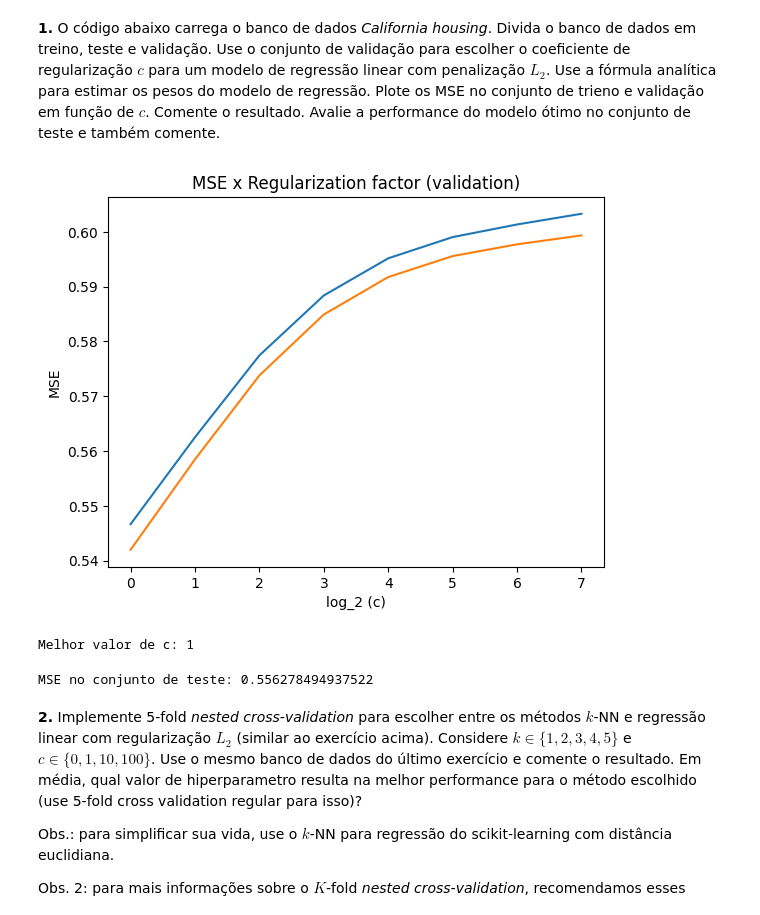
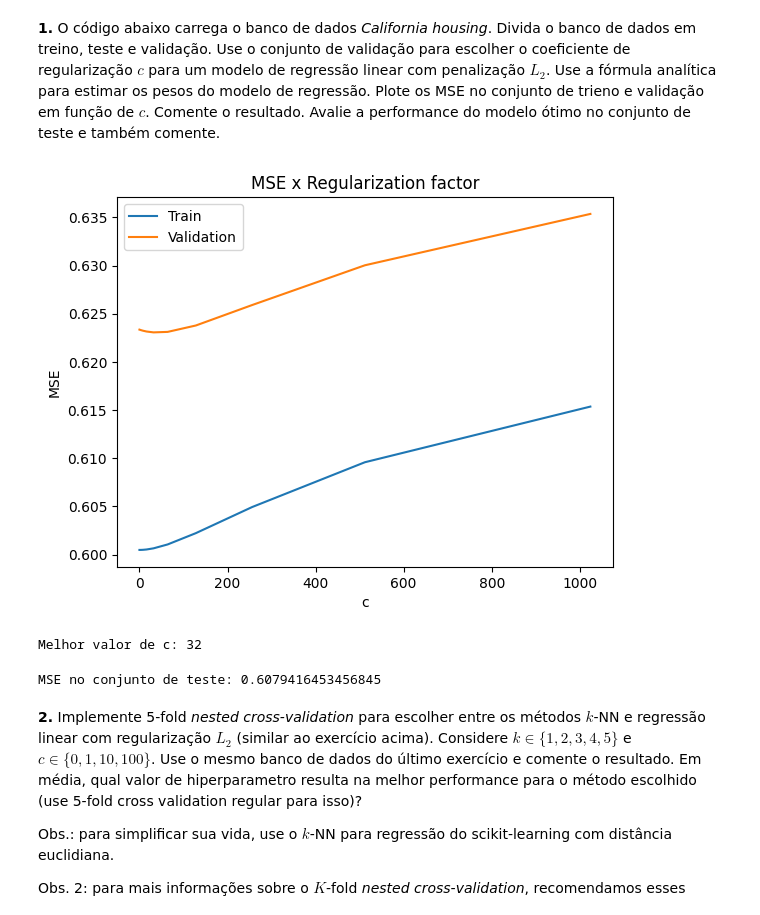
Before and after one commit to PedroPHC25/Machine-Learning, a Jupyter notebook: Ex02.ipynb, the cells around one changed output. Cells and saved outputs as stored; diff of their text form; code cells hidden in the pictures.

```diff
--- a/Ex02.ipynb
+++ b/Ex02.ipynb
@@ -22,7 +22,7 @@ from sklearn.model_selection import train_test_split
 
 X_with_bias = np.hstack((np.ones((X.shape[0], 1)), X))
 
-X_train_and_val, X_test, y_train_and_val, y_test = train_test_split(X_with_bias, y, test_size = 0.15, random_state = SEED)
+X_train_and_val, X_test, y_train_and_val, y_test = train_test_split(X, y, test_size = 0.15, random_state = SEED)
 X_train, X_val, y_train, y_val = train_test_split(X_train_and_val, y_train_and_val, test_size = 3/17, random_state = SEED)
 # %%
 def mse(y_true, y_pred):
@@ -35,7 +35,18 @@ XtX = X_train.T @ X_train
 Xty = X_train.T @ y_train
 I = np.eye(XtX.shape[0])
 
-for i in range(8):
+c = 0
+
+beta = np.linalg.solve(XtX + c*I, Xty)
+y_pred_train = X_train @ beta
+current_mse_train = mse(y_train, y_pred_train)
+y_pred_val = X_val @ beta
+current_mse_val = mse(y_val, y_pred_val)
+
+mses_train[c] = current_mse_train
+mses_val[c] = current_mse_val
+
+for i in range(11):
     c = 2**i
     beta = np.linalg.solve(XtX + c*I, Xty)
     y_pred_train = X_train @ beta
@@ -48,24 +59,20 @@ for i in range(8):
 # %%
 import matplotlib.pyplot as plt
 
-plt.plot(mses_train.values())
-plt.title("MSE x Regularization factor (train)")
-plt.xlabel("log_2 (c)")
+plt.plot(mses_train.keys(), mses_train.values(), label = "Train")
+plt.plot(mses_val.keys(), mses_val.values(), label = "Validation")
+plt.title("MSE x Regularization factor")
+plt.xlabel("c")
 plt.ylabel("MSE")
-# plt.show()
-
-plt.plot(mses_val.values())
-plt.title("MSE x Regularization factor (validation)")
-plt.xlabel("log_2 (c)")
-plt.ylabel("MSE")
+plt.legend()
 plt.show()
 # %% [output]
-[figure, old version]
+[figure, new version]
 # %%
 best_c = min(mses_val.items(), key = lambda item: item[1])[0]
 print("Melhor valor de c:", best_c)
 # %% [output]
-Melhor valor de c: 1
+Melhor valor de c: 32
 # %%
 XtX = X_train_and_val.T @ X_train_and_val
 I = np.eye(XtX.shape[0])
@@ -77,7 +84,7 @@ mse_test = mse(y_test, y_pred_test)
 
 print("MSE no conjunto de teste:", mse_test)
 # %% [output]
-MSE no conjunto de teste: 0.556278494937522
+MSE no conjunto de teste: 0.6079416453456845
 # %% [markdown]
 **2.** Implemente 5-fold *nested cross-validation* para escolher entre os métodos $k$-NN e regressão linear com regularização $L_2$ (similar ao exercício acima). Considere $k \in \{1, 2, 3, 4, 5\}$ e $c \in \{0, 1, 10, 100\}$. Use o mesmo banco de dados do último exercício e comente o resultado. Em média, qual valor de hiperparametro resulta na melhor performance para o método escolhido (use 5-fold cross validation regular para isso)?
 
```
Also changed, not shown: parts of 4 cells of this notebook, 2 other files.
